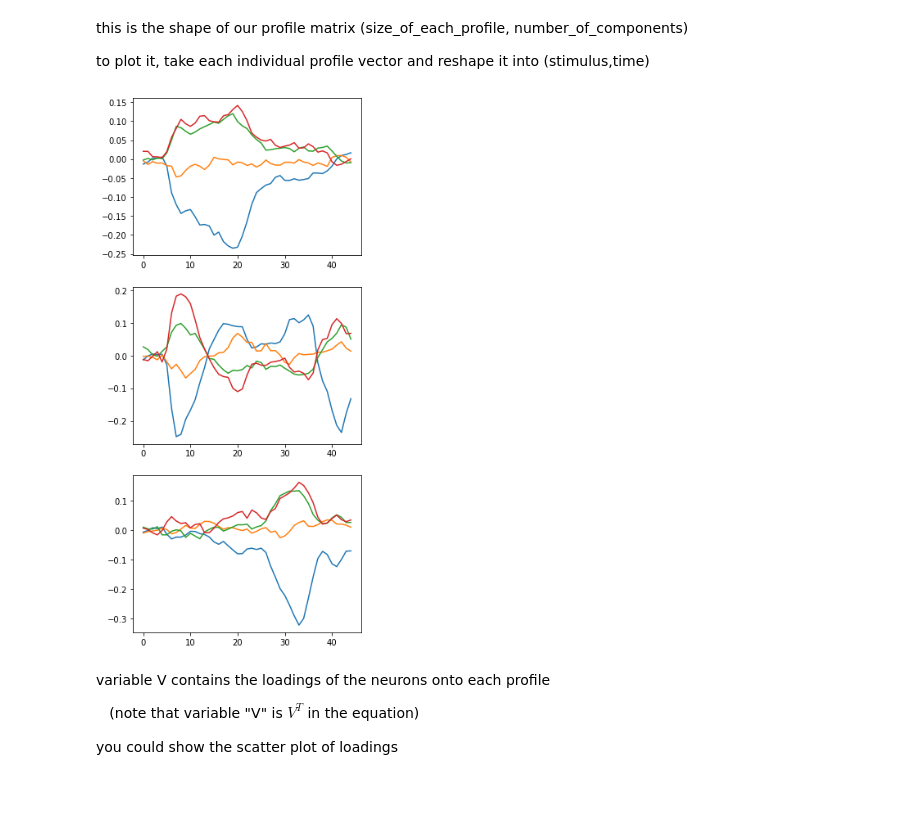
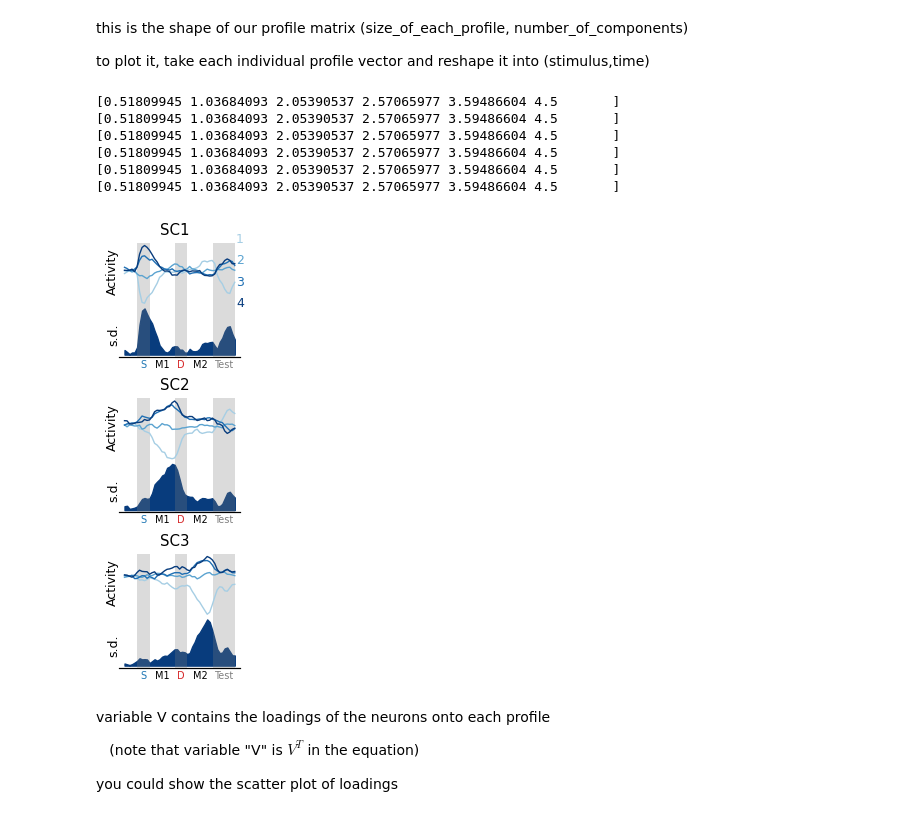
Before and after one commit to xiaoxionglin/dSCA, a Jupyter notebook: dSCAdemo.ipynb, the cells around one changed output. Saved outputs shown, nothing was run; the diff lists cells and outputs as text; code cells hidden in the pictures; blank space fills up the shorter version.

```diff
--- a/dSCAdemo.ipynb
+++ b/dSCAdemo.ipynb
@@ -10,7 +11,11 @@ import os
 import matplotlib as mpl
 mpl.rcParams['pdf.fonttype'] = 42
 mpl.rcParams['ps.fonttype'] = 42
-mpl.rcParams['font.size'] = 18
-mpl.rcParams['lines.linewidth'] = 3
+mpl.rcParams['font.size'] = 9
+mpl.rcParams['lines.linewidth'] = 1
+mpl.rcParams['savefig.transparent']=True
+mpl.rcParams['font.family'] = 'sans-serif'
+mpl.rcParams['font.sans-serif'] = ['Arial']
+mpl.rcParams['savefig.bbox']='tight'
 # %%
 kurtosis_centered=lambda x: ((x**4).sum()/x.size)/((x**2).sum()/x.size)**2
@@ -16,0 +79,10 @@ kurtosis_centered=lambda x: ((x**4).sum()/x.size)/((x**2).sum()/x.size)**2
+# %%
+
+
+cmap = mpl.cm.get_cmap('Blues')
+
+cmapS=cmap(np.arange(0.35,1,0.2))
+
+cmap = mpl.cm.get_cmap('Reds')
+
+cmapD=cmap(np.arange(0.35,1,0.2))
@@ -103,7 +236,7 @@ by default, a small amount (0.01) of L2 regularization is also added to the loss
 # %% [markdown]
 in the equation, there are 2 important hyperparameters, n or n_components and alpha, the strength of L1 regularization
 # %%
-U,V,losses,errs=dSCA.Learn(tmpX)
+U,V,losses,errs=dSCA.Learn(tmpX,alpha=0.4)
 #this uses the default (arbitrary) hyperparameters,
 #you should choose your hyperparameter for a good reason, or do a grid search for it
 # %%
@@ -115,11 +248,18 @@ this is the shape of our profile matrix (size_of_each_profile, number_of_compone
 
 to plot it, take each individual profile vector and reshape it into (stimulus,time)
 # %%
-fig,ax=plt.subplots(3,1,figsize=(5,12))
+fig,ax=plt.subplots(3,1,figsize=(2,3*1.6),dpi=100)
+fig.tight_layout()
 for i in range(3):
-    ax[i].plot(U[:,i].reshape(4,45).T)
+    print_sig_ax(ax[i],U[:,i])
 # %% [output]
+[0.51809945 1.03684093 2.05390537 2.57065977 3.59486604 4.5       ]
+[0.51809945 1.03684093 2.05390537 2.57065977 3.59486604 4.5       ]
+[0.51809945 1.03684093 2.05390537 2.57065977 3.59486604 4.5       ]
+[0.51809945 1.03684093 2.05390537 2.57065977 3.59486604 4.5       ]
+[0.51809945 1.03684093 2.05390537 2.57065977 3.59486604 4.5       ]
+[0.51809945 1.03684093 2.05390537 2.57065977 3.59486604 4.5       ]
-[figure, old version]
+[figure, new version]
 # %% [markdown]
 variable V contains the loadings of the neurons onto each profile
 
```
Also changed, not shown: parts of 7 cells of this notebook, 2 other files.
